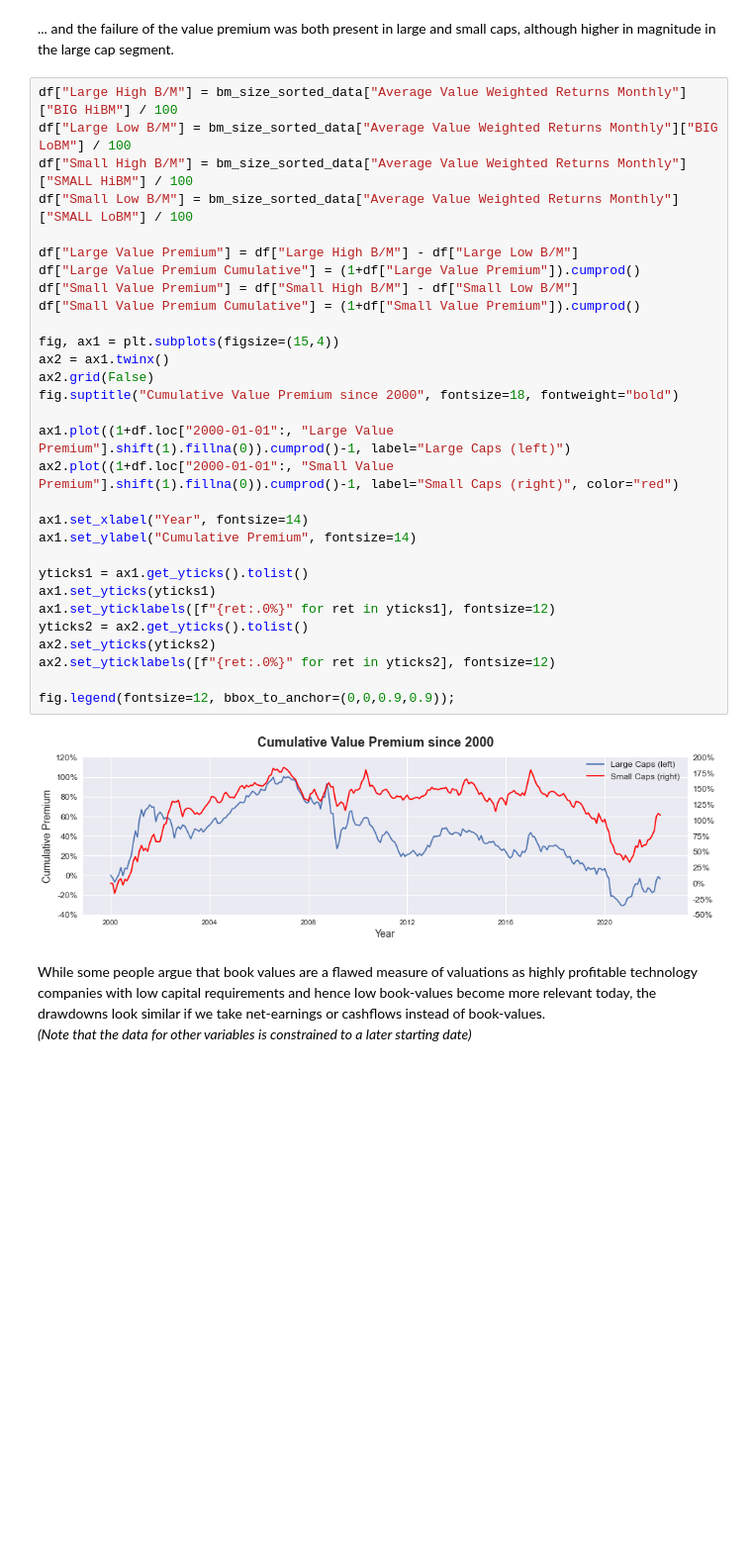
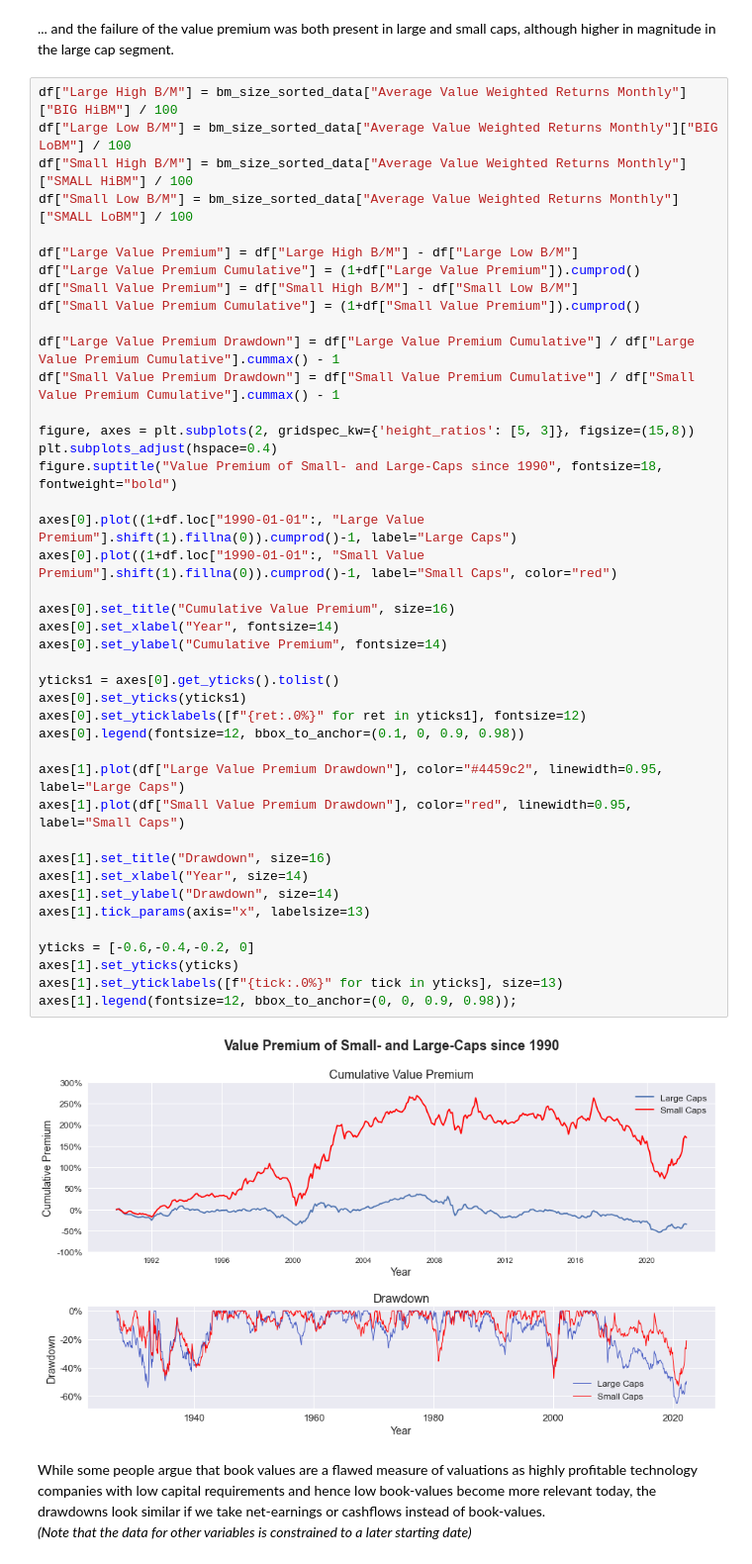
Before and after one commit to jonasniemeyer/investing-ideas, a Jupyter notebook: analyzing_the_value_premium.ipynb, the cells around one changed output. Shown at 99% size. Drawn from its saved outputs; the diff is of its cells as text; blank space fills up the shorter version.

Commit message:
add drawdowns to alternative value premia

```diff
--- a/analyzing_the_value_premium.ipynb
+++ b/analyzing_the_value_premium.ipynb
@@ -138,35 +143,47 @@ axes[1].legend(fontsize=11, loc="upper right");
 # %%
 df["Large High B/M"] = bm_size_sorted_data["Average Value Weighted Returns Monthly"]["BIG HiBM"] / 100
 df["Large Low B/M"] = bm_size_sorted_data["Average Value Weighted Returns Monthly"]["BIG LoBM"] / 100
 df["Small High B/M"] = bm_size_sorted_data["Average Value Weighted Returns Monthly"]["SMALL HiBM"] / 100
 df["Small Low B/M"] = bm_size_sorted_data["Average Value Weighted Returns Monthly"]["SMALL LoBM"] / 100
 
 df["Large Value Premium"] = df["Large High B/M"] - df["Large Low B/M"]
 df["Large Value Premium Cumulative"] = (1+df["Large Value Premium"]).cumprod()
 df["Small Value Premium"] = df["Small High B/M"] - df["Small Low B/M"]
 df["Small Value Premium Cumulative"] = (1+df["Small Value Premium"]).cumprod()
 
-fig, ax1 = plt.subplots(figsize=(15,4))
-ax2 = ax1.twinx()
-ax2.grid(False)
-fig.suptitle("Cumulative Value Premium since 2000", fontsize=18, fontweight="bold")
+df["Large Value Premium Drawdown"] = df["Large Value Premium Cumulative"] / df["Large Value Premium Cumulative"].cummax() - 1
+df["Small Value Premium Drawdown"] = df["Small Value Premium Cumulative"] / df["Small Value Premium Cumulative"].cummax() - 1
 
-ax1.plot((1+df.loc["2000-01-01":, "Large Value Premium"].shift(1).fillna(0)).cumprod()-1, label="Large Caps (left)")
-ax2.plot((1+df.loc["2000-01-01":, "Small Value Premium"].shift(1).fillna(0)).cumprod()-1, label="Small Caps (right)", color="red")
+figure, axes = plt.subplots(2, gridspec_kw={'height_ratios': [5, 3]}, figsize=(15,8))
+plt.subplots_adjust(hspace=0.4)
+figure.suptitle("Value Premium of Small- and Large-Caps since 1990", fontsize=18, fontweight="bold")
 
-ax1.set_xlabel("Year", fontsize=14)
-ax1.set_ylabel("Cumulative Premium", fontsize=14)
+axes[0].plot((1+df.loc["1990-01-01":, "Large Value Premium"].shift(1).fillna(0)).cumprod()-1, label="Large Caps")
+axes[0].plot((1+df.loc["1990-01-01":, "Small Value Premium"].shift(1).fillna(0)).cumprod()-1, label="Small Caps", color="red")
 
-yticks1 = ax1.get_yticks().tolist()
-ax1.set_yticks(yticks1)
-ax1.set_yticklabels([f"{ret:.0%}" for ret in yticks1], fontsize=12)
-yticks2 = ax2.get_yticks().tolist()
-ax2.set_yticks(yticks2)
-ax2.set_yticklabels([f"{ret:.0%}" for ret in yticks2], fontsize=12)
+axes[0].set_title("Cumulative Value Premium", size=16)
+axes[0].set_xlabel("Year", fontsize=14)
+axes[0].set_ylabel("Cumulative Premium", fontsize=14)
 
-fig.legend(fontsize=12, bbox_to_anchor=(0,0,0.9,0.9));
+yticks1 = axes[0].get_yticks().tolist()
+axes[0].set_yticks(yticks1)
+axes[0].set_yticklabels([f"{ret:.0%}" for ret in yticks1], fontsize=12)
+axes[0].legend(fontsize=12, bbox_to_anchor=(0.1, 0, 0.9, 0.98))
+
+axes[1].plot(df["Large Value Premium Drawdown"], color="#4459c2", linewidth=0.95, label="Large Caps")
+axes[1].plot(df["Small Value Premium Drawdown"], color="red", linewidth=0.95, label="Small Caps")
+
+axes[1].set_title("Drawdown", size=16)
+axes[1].set_xlabel("Year", size=14)
+axes[1].set_ylabel("Drawdown", size=14)
+axes[1].tick_params(axis="x", labelsize=13)
+
+yticks = [-0.6,-0.4,-0.2, 0]
+axes[1].set_yticks(yticks)
+axes[1].set_yticklabels([f"{tick:.0%}" for tick in yticks], size=13)
+axes[1].legend(fontsize=12, bbox_to_anchor=(0, 0, 0.9, 0.98));
 # %% [output]
-[figure, old version]
+[figure, new version]
 # %% [markdown]
 While some people argue that book values are a flawed measure of valuations as highly profitable technology companies with low capital requirements and hence low book-values become more relevant today, the drawdowns look similar if we take net-earnings or cashflows instead of book-values.
 <br>
```
Also changed, not shown: parts of 6 cells of this notebook.
